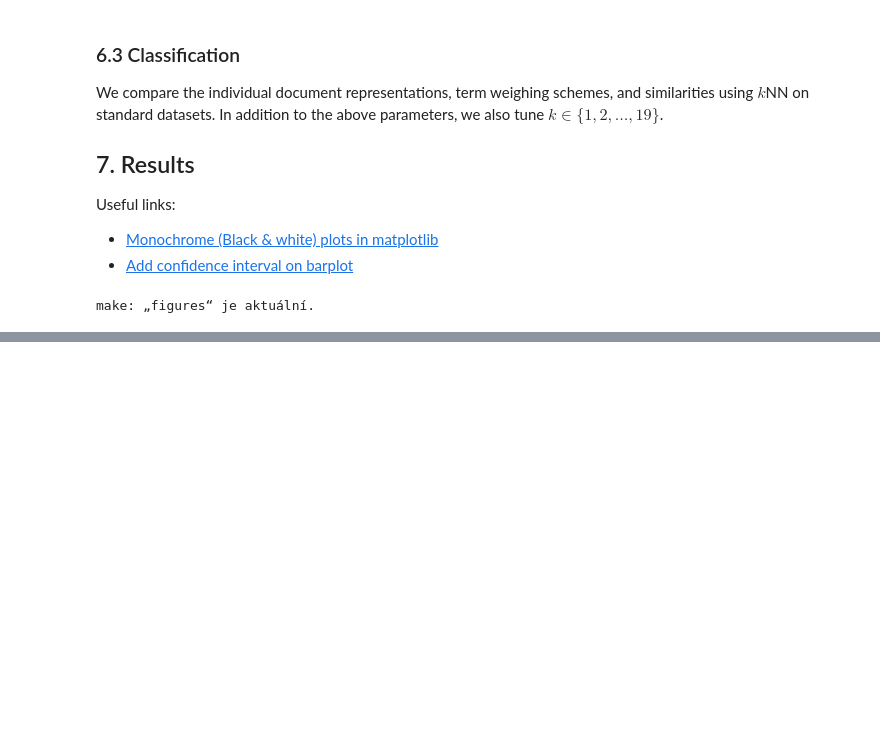
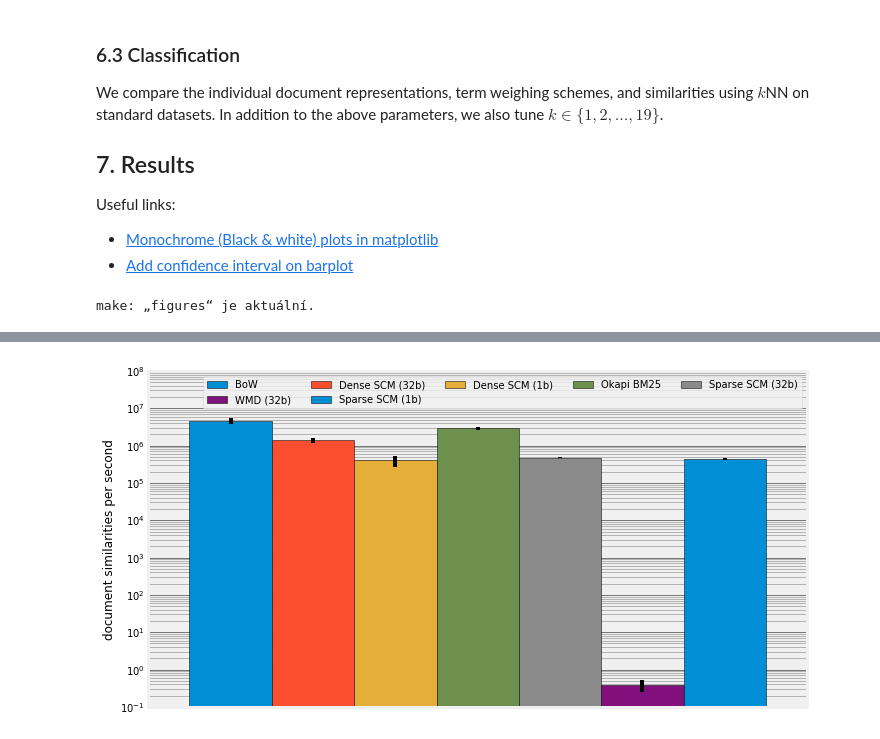
Before and after one commit to MIR-MU/regularized-embeddings, a Jupyter notebook: classification.ipynb, the cells around one changed output, grey strips where cells are left out. Saved outputs shown, nothing was run; the diff lists cells and outputs as text; code cells hidden in the pictures; blank space fills up the shorter version.

```diff
--- a/classification.ipynb
+++ b/classification.ipynb
@@ -366,0 +385,50 @@ plt.show()
+# %%
+import numpy as np
+
+from common import read_speeds
+
+bar_ys, bar_yerrs_lower, bar_yerrs_upper = list(zip(*map(lambda x: zip(*x), (
+    (
+        (
+            read_speeds(results[name][configuration] for name in dataset_names)[0],
+            read_speeds(results[name][configuration] for name in dataset_names)[0] -
+                read_speeds(results[name][configuration] for name in dataset_names)[1],
+            read_speeds(results[name][configuration] for name in dataset_names)[2] -
+                read_speeds(results[name][configuration] for name in dataset_names)[0],
+        ),
+    )
+    for configuration in configurations
+))))
+
+# fig = plt.figure(figsize=(3, 4))
+fig = plt.figure(figsize=(10, 5))
+ax = fig.add_subplot(111)
+for x, y, yerr_lower, yerr_upper, label, hatch in zip(
+            bar_xs,
+            bar_ys,
+            bar_yerrs_lower,
+            bar_yerrs_upper,
+            map(lambda x: configuration_names[x], configurations),
+            cycle(hatches),
+        ):
+    yerr = (yerr_lower, yerr_upper)
+    # plt.bar(x, y, width=bar_width, edgecolor='black', color='w', yerr=yerr, hatch=hatch, capsize=0, label=label)
+    plt.bar(x, y, width=bar_width, edgecolor='black', yerr=yerr, capsize=0, label=label)
+
+handles, labels = ax.get_legend_handles_labels()
+ncol = 5
+plt.legend(flip(handles, ncol), flip(labels, ncol), loc='best', ncol=ncol)
+
+plt.xticks((), ())
+plt.yscale('log')
+plt.minorticks_on()
+plt.ylabel('document similarities per second')
+plt.xlim((-0.5 * (num_bars + 1) * bar_width, 0.5 * (num_bars + 1) * bar_width))
+plt.grid(axis='y', which='major', color='k', alpha=0.5)
+plt.grid(axis='y', which='minor', color='k', alpha=0.25)
+plt.tight_layout()
+plt.ylim((10**-1, 10**8))
+plt.savefig('figures/classification-avg_speed.pdf')
+plt.show()
+# %% [output]
+[figure, added]
```
Also changed, not shown: parts of 11 cells of this notebook, 5 other files.
